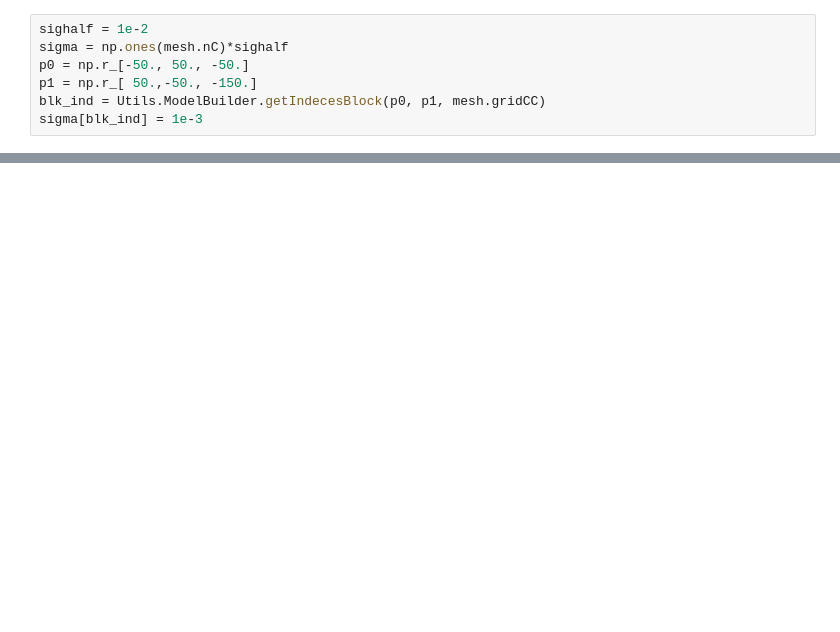
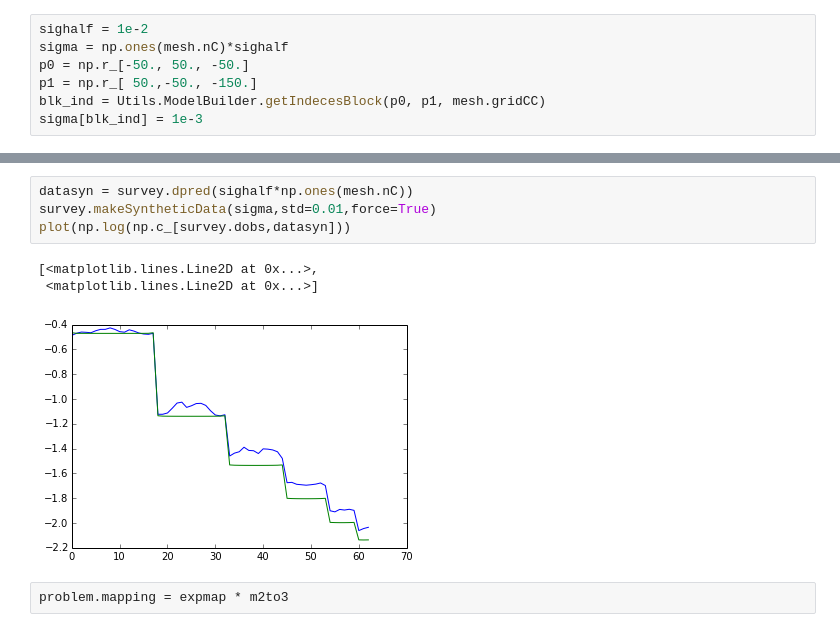
Before and after one commit to simpeg/simpeg, a Jupyter notebook: notebooks/DCinverse.ipynb, the cells around one changed output, grey strips where cells are left out. Saved outputs shown, nothing was run; the diff lists cells and outputs as text; blank space fills up the shorter version.

```diff
--- a/notebooks/DCinverse.ipynb
+++ b/notebooks/DCinverse.ipynb
@@ -44,0 +65,10 @@ problem.pair(survey)
+# %%
+datasyn = survey.dpred(sighalf*np.ones(mesh.nC))
+survey.makeSyntheticData(sigma,std=0.01,force=True)
+plot(np.log(np.c_[survey.dobs,datasyn]))
+# %% [output]
+[<matplotlib.lines.Line2D at 0x...>,
+ <matplotlib.lines.Line2D at 0x...>]
+[figure, added]
+# %%
+problem.mapping = expmap * m2to3
```
Also changed, not shown: parts of 13 cells of this notebook.
